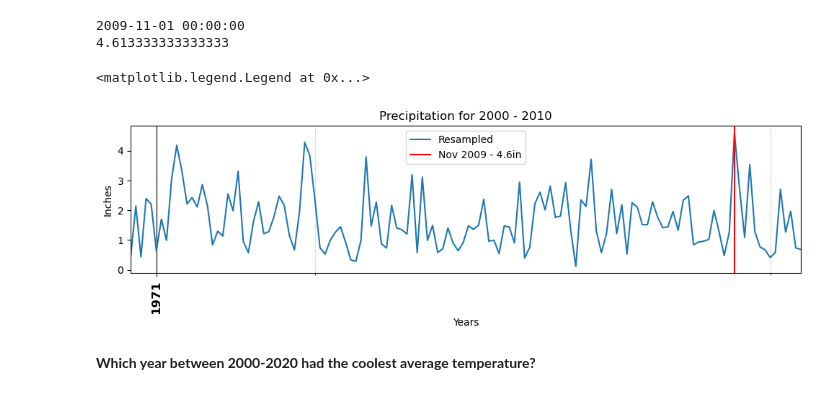
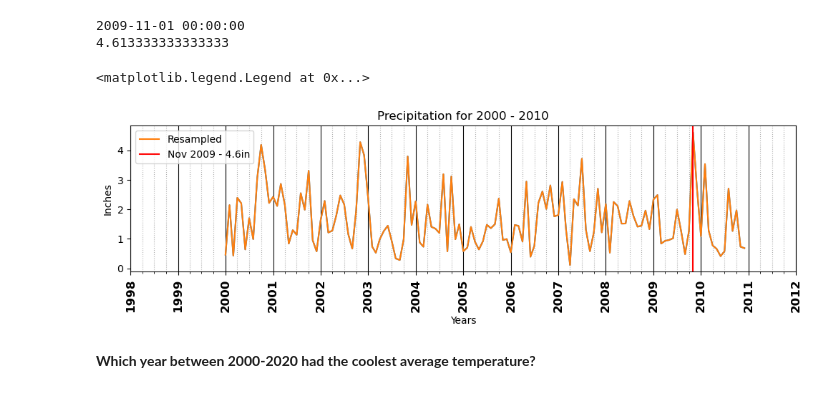
Before and after one commit to AshleyHeinrich/Resampling_Datetime_Data, a Jupyter notebook: Resampling_Datetime_Data.ipynb, the cells around one changed output. Drawn from its saved outputs; the diff is of its cells as text; code cells hidden in the pictures.

```diff
--- a/Resampling_Datetime_Data.ipynb
+++ b/Resampling_Datetime_Data.ipynb
@@ -239,33 +239,30 @@ fmt_year = mdates.DateFormatter("%Y")
 # %%
 #Visualization
 fig, ax = plt.subplots(figsize=(12,3))
+ax.plot(ts_MS_res.index, ts_MS_res.values)
 ts_MS_res.plot(ax =ax, title='Precipitation for 2000 - 2010', ylabel = 'Inches',
        xlabel = 'Years');
-
-#ts_MS_res.plot(ax=ax, title='Precipitation for 2000 - 2010', ylabel = 'Inches',
-     #  xlabel = 'Years');
-
 
 ##  Set xticks and xticklables
 ax.set_xticks(ax.get_xticks())
 ax.set_xticklabels(ax.get_xticklabels(), fontsize='large',fontweight='bold' )
 ##  customize minor ticks
 ax.xaxis.set_minor_locator(loc_3months)
 ##  customize major ticks
 ax.xaxis.set_major_locator(loc_year)
 ax.xaxis.set_major_formatter(fmt_year)
 
 ##  Making major/minor gridlines
 ax.grid(which='minor',axis='x',ls=":")
 ax.grid(which='major',axis='x',color='k')
 fig.autofmt_xdate(rotation=90,ha='center')
 plt.axvline(max_date, color = 'r', label = 'Nov 2009 - 4.6in');
 
 ## add legend
 ax.legend(loc = 'best')
 # %% [output]
 <matplotlib.legend.Legend at 0x...>
-[figure, old version]
+[figure, new version]
 # %% [markdown]
 **Which year between 2000-2020 had the coolest average temperature?**
 # %%
```
Also changed, not shown: parts of 6 cells of this notebook.
